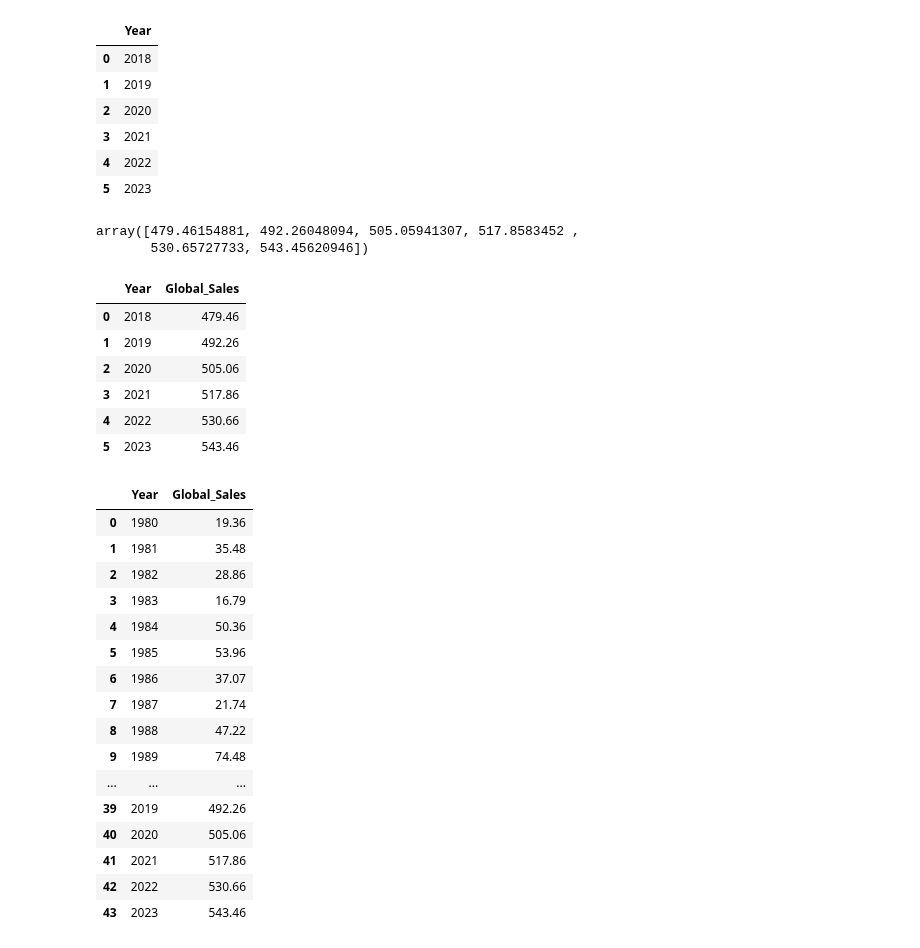
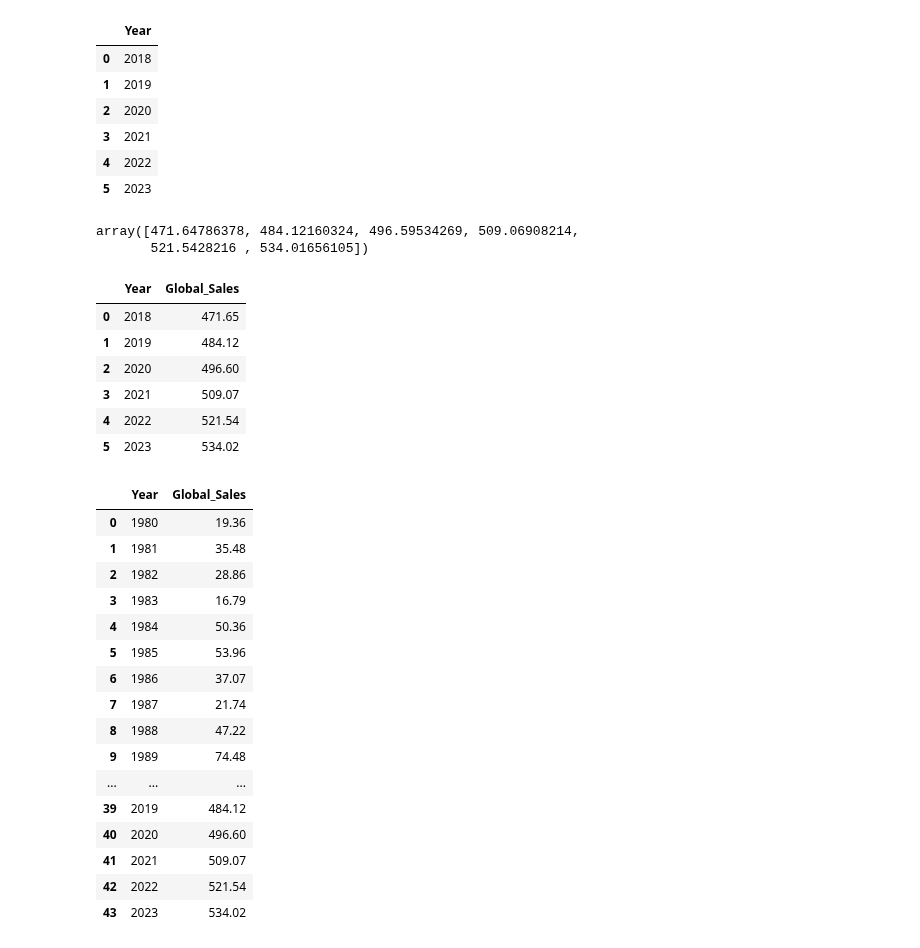
Before and after one commit to Gralex78/Home-Work-PYDA-20, a Jupyter notebook: 29_Diplom/Predict_Model.ipynb, the cells around one changed output. Cells and saved outputs as stored; diff of their text form; code cells hidden in the pictures.

```diff
--- a/29_Diplom/Predict_Model.ipynb
+++ b/29_Diplom/Predict_Model.ipynb
@@ -123,8 +123,8 @@ sales.head()
 | 3 | Wii Sports Resort | Wii | 2009 | Sports | Nintendo | Nintendo | Nintendo | TV Console | ... |
 | 4 | Pokemon Red/Pokemon Blue | GB | 1996 | Role-Playing | Nintendo | Nintendo | Nintendo | Portable | ... |
 # %%
-group_by_year = sales.groupby('Year')['Global_Sales'].sum().reset_index().iloc[:38]
-group_by_year
+sales_by_years = sales.groupby('Year')['Global_Sales'].sum().reset_index().iloc[:38]
+sales_by_years
 # %% [output]
 |  | Year | Global_Sales |
 | 0 | 1980 | 19.36 |
@@ -172,5 +171,5 @@ group_by_year.describe()
 from sklearn.linear_model import BayesianRidge, LinearRegression
 from sklearn.model_selection import train_test_split
 # %%
-X=group_by_year[['Year']]
-y=group_by_year['Global_Sales']
+X=sales_by_years[['Year']]
+y=sales_by_years['Global_Sales']
@@ -217,2 +176,2 @@ Name: Global_Sales, dtype: float64
 # %%
-X_train, X_test, y_train, y_test = train_test_split(X, y, test_size=0.20, random_state=42)
+X_train, X_test, y_train, y_test = train_test_split(X, y, test_size=0.25, random_state=42)
@@ -341,23 +244,23 @@ predict_df
 sales_predict = model.predict(predict_df)
 sales_predict
 # %% [output]
-array([479.46154881, 492.26048094, 505.05941307, 517.8583452 ,
-       530.65727733, 543.45620946])
+array([471.64786378, 484.12160324, 496.59534269, 509.06908214,
+       521.5428216 , 534.01656105])
 # %%
-df_2018_2021 = pd.DataFrame({'Year': [2018, 2019, 2020, 2021, 2022, 2023], 'Global_Sales': sales_predict})
-df_2018_2021['Global_Sales'] = round(df_2018_2021.Global_Sales, 2)
-df_2018_2021
+sales_predict_df = pd.DataFrame({'Year': [2018, 2019, 2020, 2021, 2022, 2023], 'Global_Sales': sales_predict})
+sales_predict_df['Global_Sales'] = round(sales_predict_df.Global_Sales, 2)
+sales_predict_df
 # %% [output]
 |  | Year | Global_Sales |
-| 0 | 2018 | 479.46 |
-| 1 | 2019 | 492.26 |
-| 2 | 2020 | 505.06 |
-| 3 | 2021 | 517.86 |
-| 4 | 2022 | 530.66 |
-| 5 | 2023 | 543.46 |
+| 0 | 2018 | 471.65 |
+| 1 | 2019 | 484.12 |
+| 2 | 2020 | 496.60 |
+| 3 | 2021 | 509.07 |
+| 4 | 2022 | 521.54 |
+| 5 | 2023 | 534.02 |
 # %%
-full_predict_df = pd.concat([group_by_year, df_2018_2021])
-full_predict_df.reset_index().drop(columns='index')
+full_df = pd.concat([sales_by_years, sales_predict_df])
+full_df.reset_index().drop(columns='index')
 # %% [output]
 |  | Year | Global_Sales |
 | 0 | 1980 | 19.36 |
@@ -371,9 +274,9 @@ full_predict_df.reset_index().drop(columns='index')
 | 8 | 1988 | 47.22 |
 | 9 | 1989 | 74.48 |
 | ... | ... | ... |
-| 39 | 2019 | 492.26 |
-| 40 | 2020 | 505.06 |
-| 41 | 2021 | 517.86 |
-| 42 | 2022 | 530.66 |
-| 43 | 2023 | 543.46 |
+| 39 | 2019 | 484.12 |
+| 40 | 2020 | 496.60 |
+| 41 | 2021 | 509.07 |
+| 42 | 2022 | 521.54 |
+| 43 | 2023 | 534.02 |
 # %%
```
Also changed, not shown: parts of 17 cells of this notebook.
